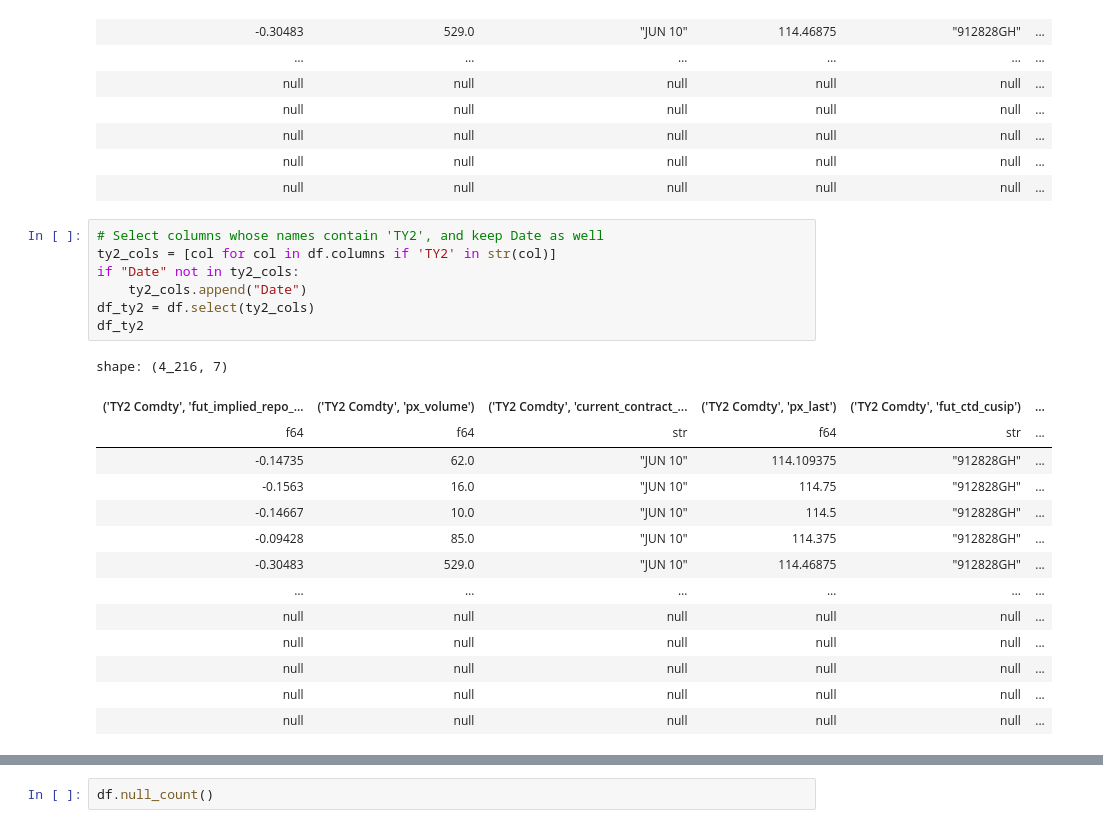
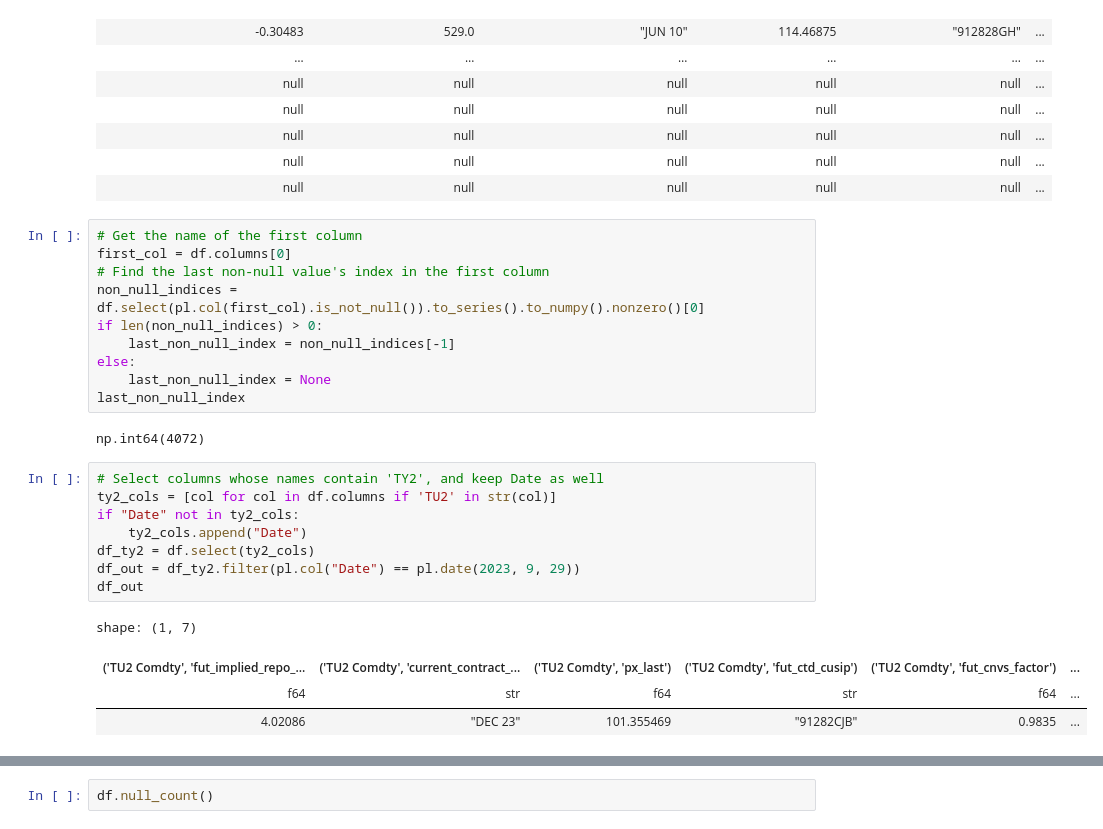
Before and after one commit to maxz073/p10_Siriwardane_et_al_2026, a Jupyter notebook: src/check.ipynb, the cells around one changed output, grey strips where cells are left out. Drawn from its saved outputs; the diff is of its cells as text.

```diff
--- a/src/check.ipynb
+++ b/src/check.ipynb
@@ -19,26 +23,29 @@ shape: (4_216, 388)
 | null | null | null | null | null | ... |
 | null | null | null | null | null | ... |
 | null | null | null | null | null | ... |
+# %%
+# Get the name of the first column
+first_col = df.columns[0]
+# Find the last non-null value's index in the first column
+non_null_indices = df.select(pl.col(first_col).is_not_null()).to_series().to_numpy().nonzero()[0]
+if len(non_null_indices) > 0:
+    last_non_null_index = non_null_indices[-1]
+else:
+    last_non_null_index = None
+last_non_null_index
+# %% [output]
+np.int64(4072)
 # %%
 # Select columns whose names contain 'TY2', and keep Date as well
-ty2_cols = [col for col in df.columns if 'TY2' in str(col)]
+ty2_cols = [col for col in df.columns if 'TU2' in str(col)]
 if "Date" not in ty2_cols:
     ty2_cols.append("Date")
 df_ty2 = df.select(ty2_cols)
-df_ty2
+df_out = df_ty2.filter(pl.col("Date") == pl.date(2023, 9, 29))
+df_out
 # %% [output]
-shape: (4_216, 7)
+shape: (1, 7)
-| ('TY2 Comdty', 'fut_implied_repo_... | ('TY2 Comdty', 'px_volume') | ('TY2 Comdty', 'current_contract_... | ('TY2 Comdty', 'px_last') | ('TY2 Comdty', 'fut_ctd_cusip') | ... |
-| f64 | f64 | str | f64 | str | ... |
-| -0.14735 | 62.0 | "JUN 10" | 114.109375 | "912828GH" | ... |
-| -0.1563 | 16.0 | "JUN 10" | 114.75 | "912828GH" | ... |
-| -0.14667 | 10.0 | "JUN 10" | 114.5 | "912828GH" | ... |
-| -0.09428 | 85.0 | "JUN 10" | 114.375 | "912828GH" | ... |
-| -0.30483 | 529.0 | "JUN 10" | 114.46875 | "912828GH" | ... |
-| … | … | … | … | … | ... |
-| null | null | null | null | null | ... |
-| null | null | null | null | null | ... |
-| null | null | null | null | null | ... |
-| null | null | null | null | null | ... |
-| null | null | null | null | null | ... |
+| ('TU2 Comdty', 'fut_implied_repo_... | ('TU2 Comdty', 'current_contract_... | ('TU2 Comdty', 'px_last') | ('TU2 Comdty', 'fut_ctd_cusip') | ('TU2 Comdty', 'fut_cnvs_factor') | ... |
+| f64 | str | f64 | str | f64 | ... |
+| 4.02086 | "DEC 23" | 101.355469 | "91282CJB" | 0.9835 | ... |
 # %%
```
Also changed, not shown: parts of 17 cells of this notebook, 6 other files.
